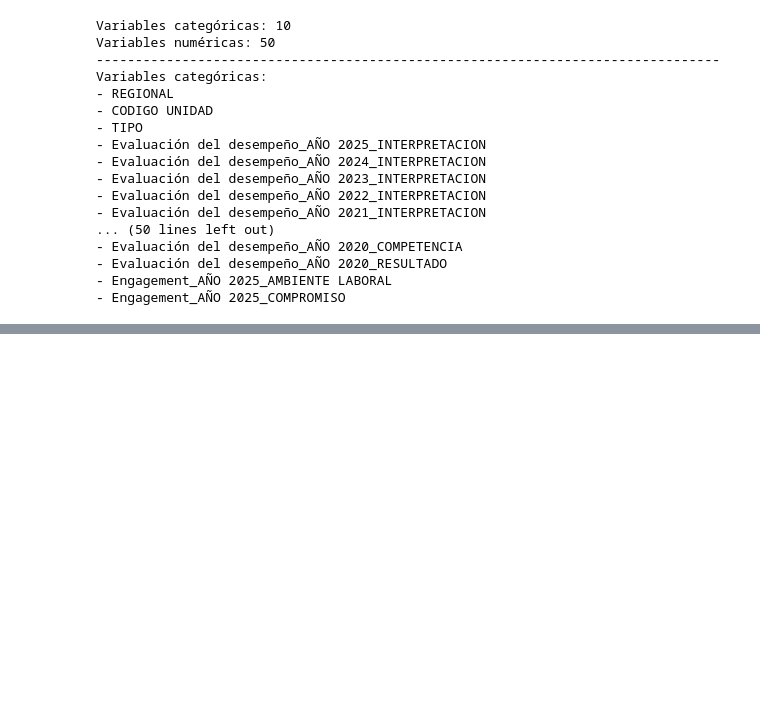
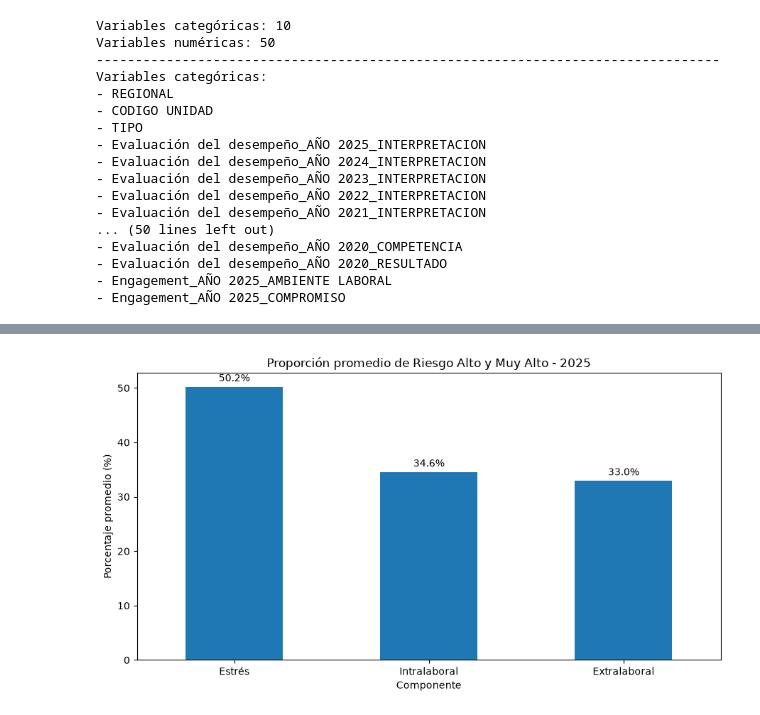
Before and after one commit to afobando94/MCD_AD_Taller1_clasificar_ofis, a Jupyter notebook: notebook/taller1_clasif_ofi_ao.ipynb, the cells around one changed output, grey strips where cells are left out. Saved outputs shown, nothing was run; the diff lists cells and outputs as text; code cells hidden in the pictures; blank space fills up the shorter version.

```diff
--- a/notebook/taller1_clasif_ofi_ao.ipynb
+++ b/notebook/taller1_clasif_ofi_ao.ipynb
@@ -274,0 +673,25 @@ resumen_numericas
+# %%
+# Visualización comparativa
+ax = comparacion_riesgo.T.plot(
+    kind='bar',
+    figsize=(9, 5),
+    legend=False
+)
+
+plt.title('Proporción promedio de Riesgo Alto y Muy Alto - 2025')
+plt.xlabel('Componente')
+plt.ylabel('Porcentaje promedio (%)')
+plt.xticks(rotation=0)
+
+# Etiquetas de valores
+for container in ax.containers:
+    ax.bar_label(
+        container,
+        fmt='%.1f%%',
+        padding=3
+    )
+
+plt.tight_layout()
+plt.show()
+# %% [output]
+[figure, added]
```
Also changed, not shown: parts of 58 cells of this notebook.
